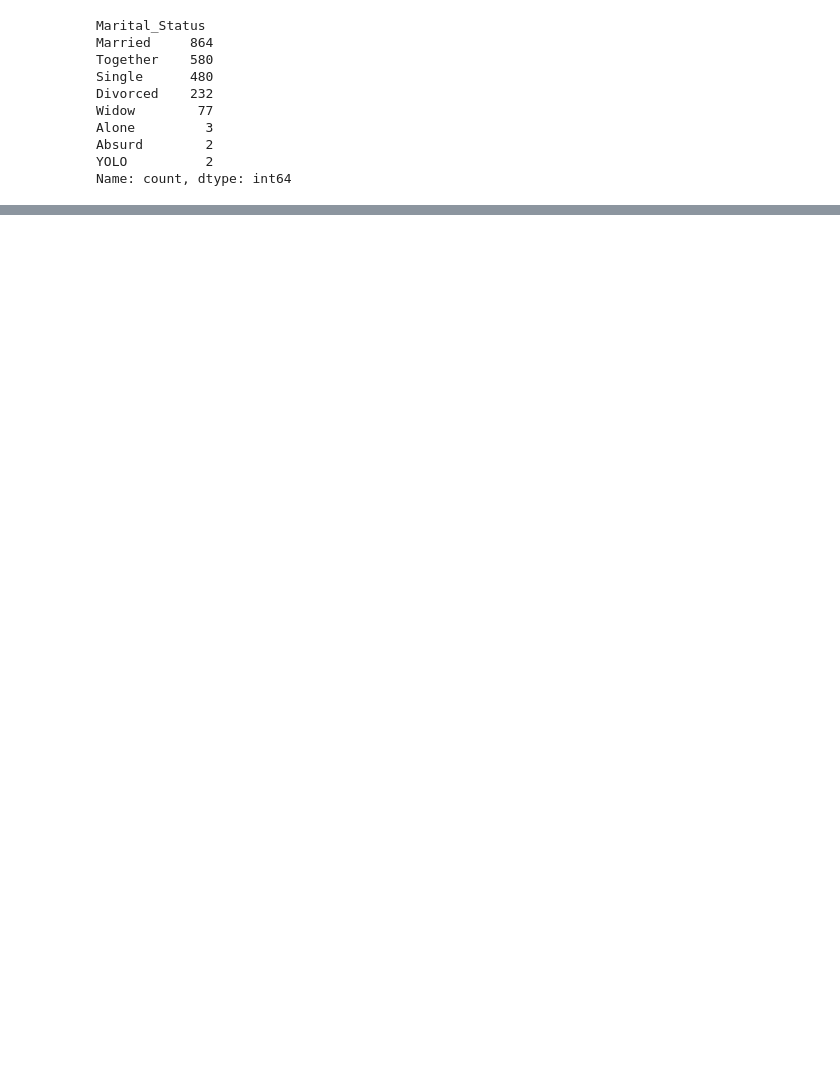
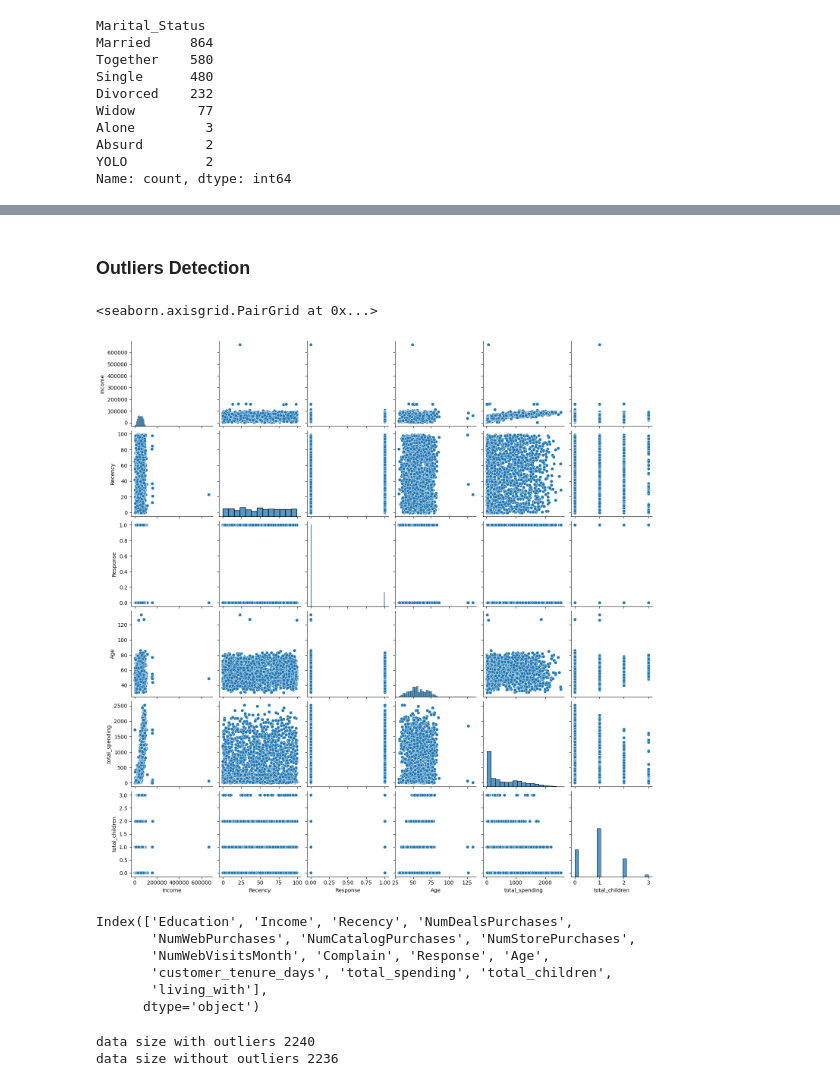
Before and after one commit to piyushhh-glitch/Machine_Learning, a Jupyter notebook: Unsupervised_ML/project/smartcart.ipynb, the cells around one changed output, grey strips where cells are left out. Saved outputs shown, nothing was run; the diff lists cells and outputs as text; code cells hidden in the pictures; blank space fills up the shorter version.

Commit message:
Performed data cleaning- removed outliers and dropped unncessary columns in Smartcart project

```diff
--- a/Unsupervised_ML/project/smartcart.ipynb
+++ b/Unsupervised_ML/project/smartcart.ipynb
@@ -228,7 +227,7 @@ Absurd        2
 YOLO          2
 Name: count, dtype: int64
 # %%
-df["Marital_Status"]=df["Marital_Status"].replace(
+df["living_with"]=df["Marital_Status"].replace(
     {
         "Married":"Partner",
         "Together":"Partner",
@@ -248,0 +271,9 @@ Name: count, dtype: int64
+# %%
+cols=["ID","Year_Birth","Marital_Status","Kidhome","Teenhome","Dt_Customer"]
+spending_cols=['MntWines', 'MntFruits',
+       'MntMeatProducts', 'MntFishProducts', 'MntSweetProducts',
+       'MntGoldProds',]
+
+cols_to_drop=cols+spending_cols
+# %%
+df_clean=df.drop(columns=cols_to_drop)
@@ -248,0 +297,30 @@ Name: count, dtype: int64
+# %% [markdown]
+### Outliers Detection
+# %%
+cols=["Income","Recency","Response","Age","total_spending","total_children"]
+# %%
+#relative plots of some features
+sns.pairplot(df_clean[cols])
+# %% [output]
+<seaborn.axisgrid.PairGrid at 0x...>
+[figure, added]
+# %%
+df_clean.columns
+# %% [output]
+Index(['Education', 'Income', 'Recency', 'NumDealsPurchases',
+       'NumWebPurchases', 'NumCatalogPurchases', 'NumStorePurchases',
+       'NumWebVisitsMonth', 'Complain', 'Response', 'Age',
+       'customer_tenure_days', 'total_spending', 'total_children',
+       'living_with'],
+      dtype='object')
+# %%
+#Remove Outliers
+
+print("data size with outliers",len(df_clean))
+
+df_clean=df_clean[(df_clean["Age"]<90)]
+df_clean=df_clean[(df_clean["Income"]<600_000)]
+print("data size without outliers",len(df_clean))
+# %% [output]
+data size with outliers 2240
+data size without outliers 2236
```
Also changed, not shown: parts of 13 cells of this notebook.
